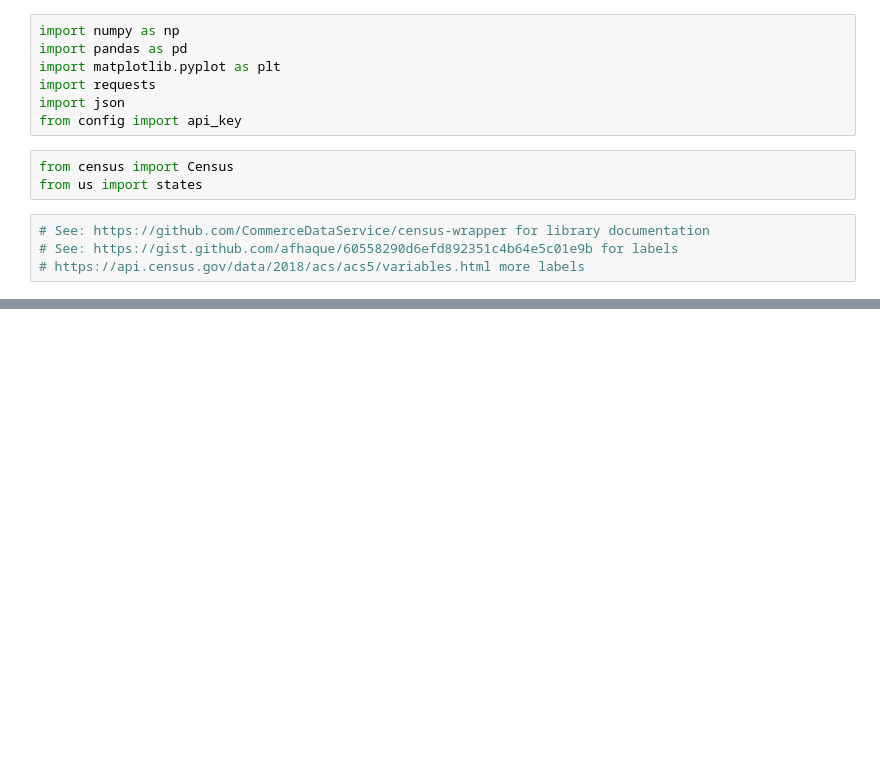
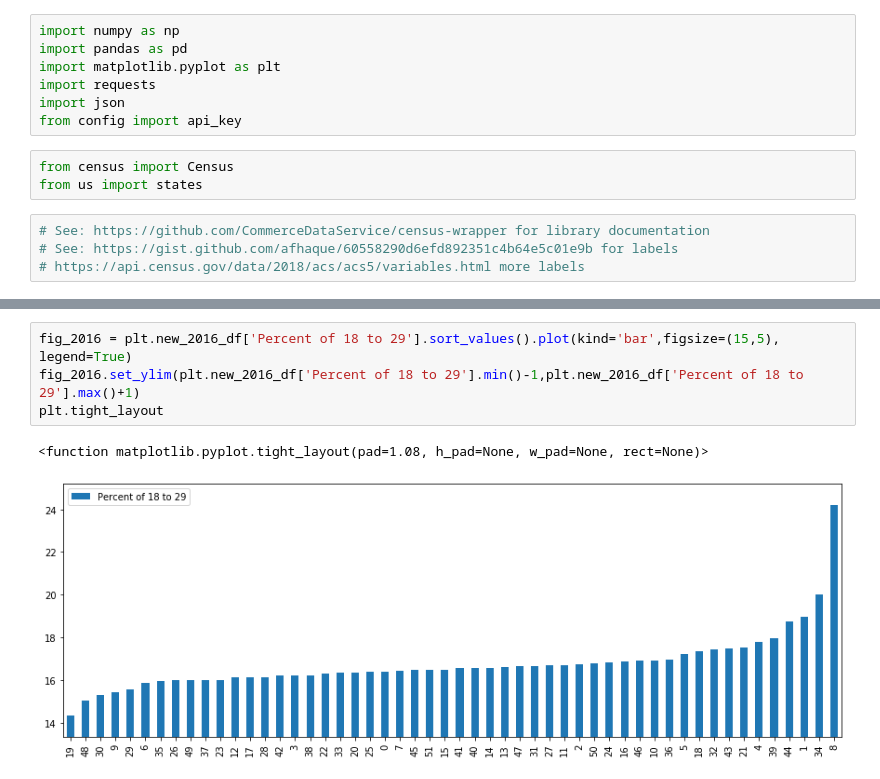
Before and after one commit to CodingMage/project_1_TeamTuring, a Jupyter notebook: Untitled.ipynb, the cells around one changed output, grey strips where cells are left out. Drawn from its saved outputs; the diff is of its cells as text; blank space fills up the shorter version.

```diff
--- a/Untitled.ipynb
+++ b/Untitled.ipynb
@@ -147,0 +418,7 @@ census_df_raw
+# %%
+fig_2016 = plt.new_2016_df['Percent of 18 to 29'].sort_values().plot(kind='bar',figsize=(15,5), legend=True)
+fig_2016.set_ylim(plt.new_2016_df['Percent of 18 to 29'].min()-1,plt.new_2016_df['Percent of 18 to 29'].max()+1)
+plt.tight_layout
+# %% [output]
+<function matplotlib.pyplot.tight_layout(pad=1.08, h_pad=None, w_pad=None, rect=None)>
+[figure, added]
```
Also changed, not shown: parts of 10 cells of this notebook, 2 other files.
